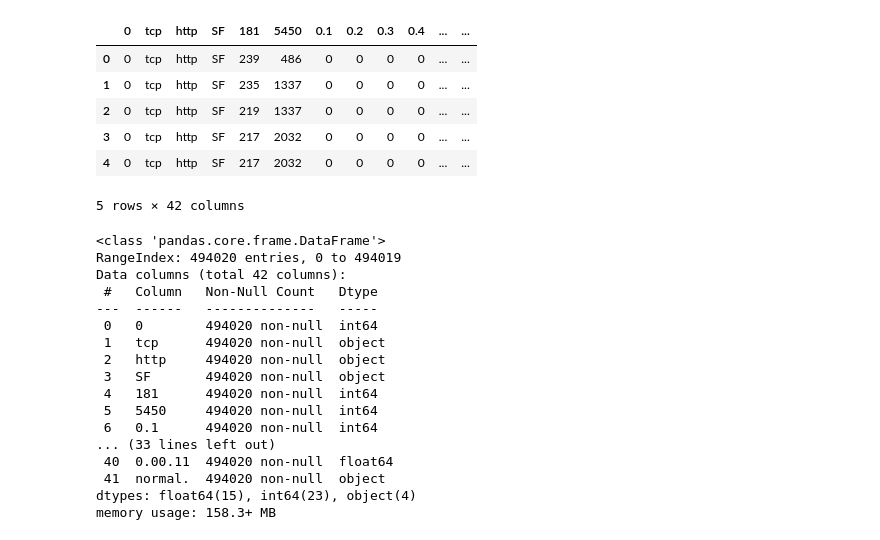
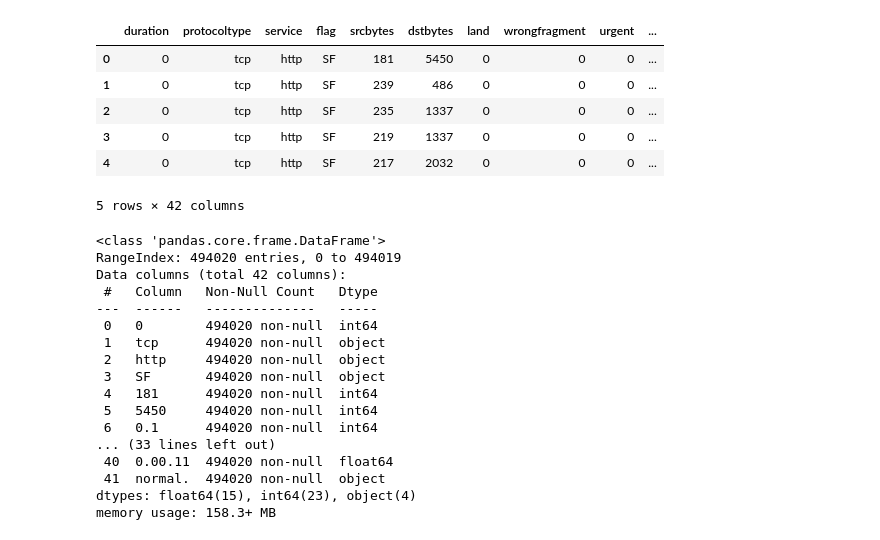
Before and after one commit to sonjoy1s/kaggle_project, a Jupyter notebook: kdd_cyberattack.ipynb, the cells around one changed output. Cells and saved outputs as stored; diff of their text form; code cells hidden in the pictures.

```diff
--- a/kdd_cyberattack.ipynb
+++ b/kdd_cyberattack.ipynb
@@ -5,11 +2,0 @@ import pandas as pd
-# %%
-df = pd.read_csv("/content/kddcup.data_10_percent.zip")
-df.head()
-# %% [output]
-|  | 0 | tcp | http | SF | 181 | 5450 | 0.1 | 0.2 | 0.3 | 0.4 | ... | ... |
-| 0 | 0 | tcp | http | SF | 239 | 486 | 0 | 0 | 0 | 0 | ... | ... |
-| 1 | 0 | tcp | http | SF | 235 | 1337 | 0 | 0 | 0 | 0 | ... | ... |
-| 2 | 0 | tcp | http | SF | 219 | 1337 | 0 | 0 | 0 | 0 | ... | ... |
-| 3 | 0 | tcp | http | SF | 217 | 2032 | 0 | 0 | 0 | 0 | ... | ... |
-| 4 | 0 | tcp | http | SF | 217 | 2032 | 0 | 0 | 0 | 0 | ... | ... |
-5 rows × 42 columns
@@ -16,3 +20,23 @@ df.head()
+# %%
+columns = ["duration", "protocoltype", "service", "flag", "srcbytes", "dstbytes", "land", "wrongfragment",
+           "urgent", "hot", "numfailedlogins", "loggedin", "numcompromised", "rootshell", "suattempted",
+           "numroot", "numfilecreations", "numshells", "numaccessfiles", "numoutboundcmds", "ishostlogin",
+           "isguestlogin", "count", "srvcount", "serrorrate", "srvserrorrate", "rerrorrate", "srvrerrorrate",
+           "samesrvrate", "diffsrvrate", "srvdiffhostrate", "dsthostcount", "dsthostsrvcount",
+           "dsthostsamesrvrate", "dsthostdiffsrvrate", "dsthostsamesrcportrate", "dsthostsrvdiffhostrate",
+           "dsthostserrorrate", "dsthostsrvserrorrate", "dsthostrerrorrate", "dsthostsrvrerror_rate", "labels"]
+
+df = pd.read_csv("/content/kddcup.data_10_percent.zip",names=columns)
+
+df.head()
+# %% [output]
+|  | duration | protocoltype | service | flag | srcbytes | dstbytes | land | wrongfragment | urgent | ... |
+| 0 | 0 | tcp | http | SF | 181 | 5450 | 0 | 0 | 0 | ... |
+| 1 | 0 | tcp | http | SF | 239 | 486 | 0 | 0 | 0 | ... |
+| 2 | 0 | tcp | http | SF | 235 | 1337 | 0 | 0 | 0 | ... |
+| 3 | 0 | tcp | http | SF | 219 | 1337 | 0 | 0 | 0 | ... |
+| 4 | 0 | tcp | http | SF | 217 | 2032 | 0 | 0 | 0 | ... |
+5 rows × 42 columns
 # %%
 df.info()
 # %% [output]
```
Also changed, not shown: parts of 16 cells of this notebook.
